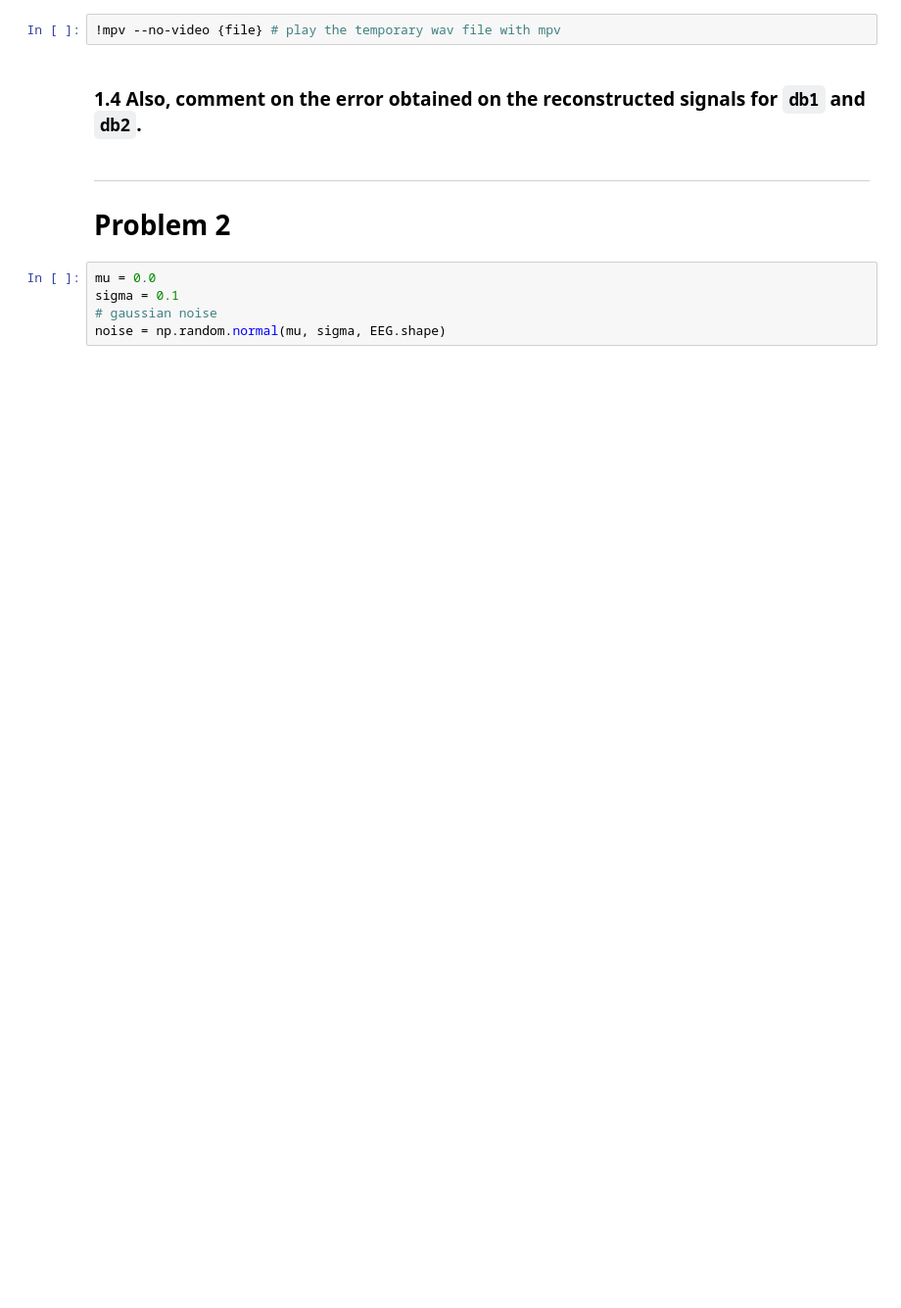
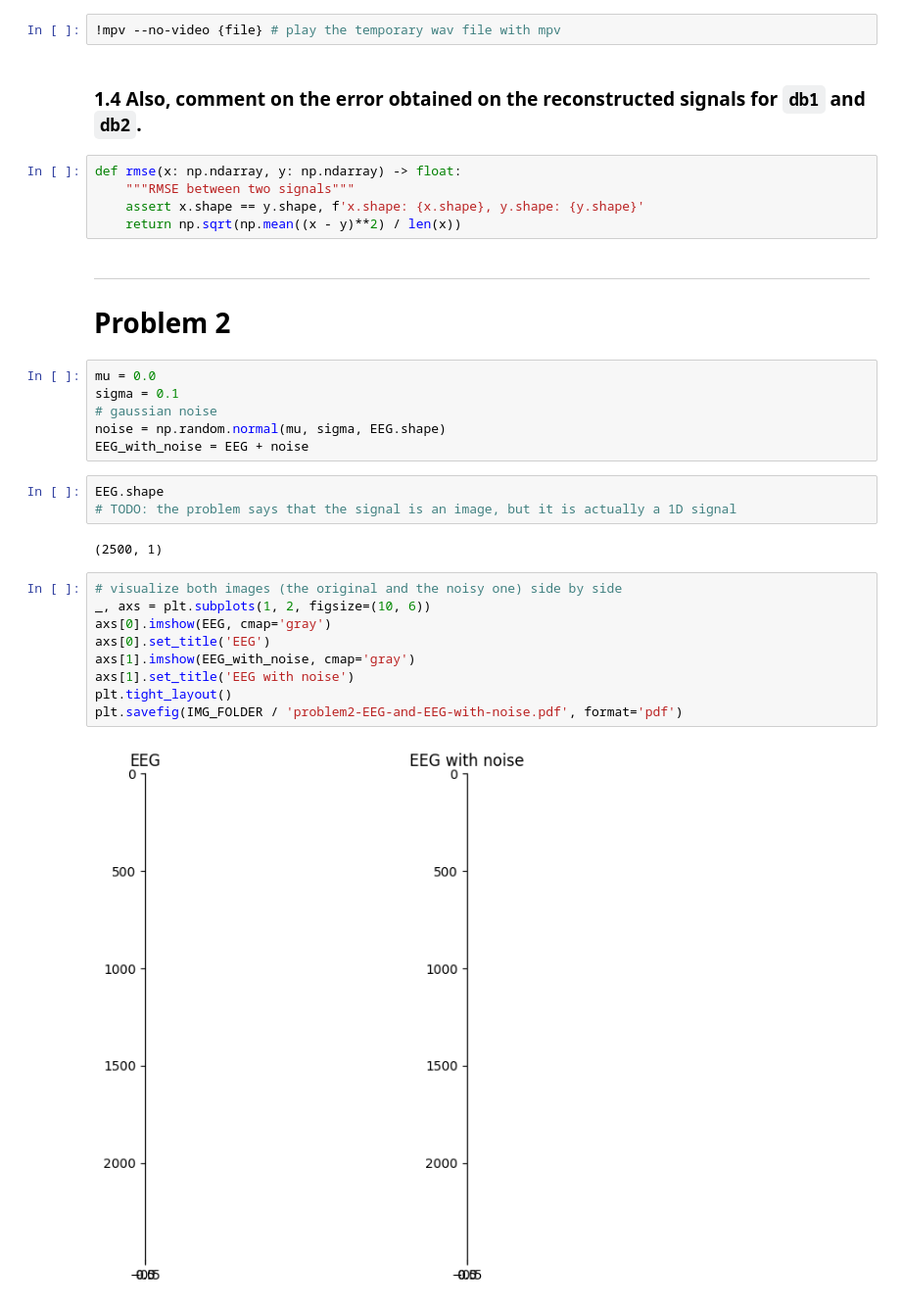
Before and after one commit to kpbaks/advanced-the-signal-processing-assignment-3, a Jupyter notebook: assignment.ipynb, the cells around one changed output. Shown at 98% size. Cells and saved outputs as stored; diff of their text form; blank space fills up the shorter version.

```diff
--- a/assignment.ipynb
+++ b/assignment.ipynb
@@ -96,6 +178,11 @@ file = tempfile.mktemp(suffix='.wav')
 !mpv --no-video {file} # play the temporary wav file with mpv
 # %% [markdown]
 ### 1.4 Also, comment on the error obtained on the reconstructed signals for `db1` and `db2`.
+# %%
+def rmse(x: np.ndarray, y: np.ndarray) -> float:
+    """RMSE between two signals"""
+    assert x.shape == y.shape, f'x.shape: {x.shape}, y.shape: {y.shape}'
+    return np.sqrt(np.mean((x - y)**2) / len(x))
 # %% [markdown]
 ---
 # Problem 2
@@ -104,3 +191,20 @@ mu = 0.0
 sigma = 0.1
 # gaussian noise
 noise = np.random.normal(mu, sigma, EEG.shape)
+EEG_with_noise = EEG + noise
+# %%
+EEG.shape
+# TODO: the problem says that the signal is an image, but it is actually a 1D signal
+# %% [output]
+(2500, 1)
+# %%
+# visualize both images (the original and the noisy one) side by side
+_, axs = plt.subplots(1, 2, figsize=(10, 6))
+axs[0].imshow(EEG, cmap='gray')
+axs[0].set_title('EEG')
+axs[1].imshow(EEG_with_noise, cmap='gray')
+axs[1].set_title('EEG with noise')
+plt.tight_layout()
+plt.savefig(IMG_FOLDER / 'problem2-EEG-and-EEG-with-noise.pdf', format='pdf')
+# %% [output]
+[figure, added]
```
Also changed, not shown: parts of 18 cells of this notebook, 2 other files.
